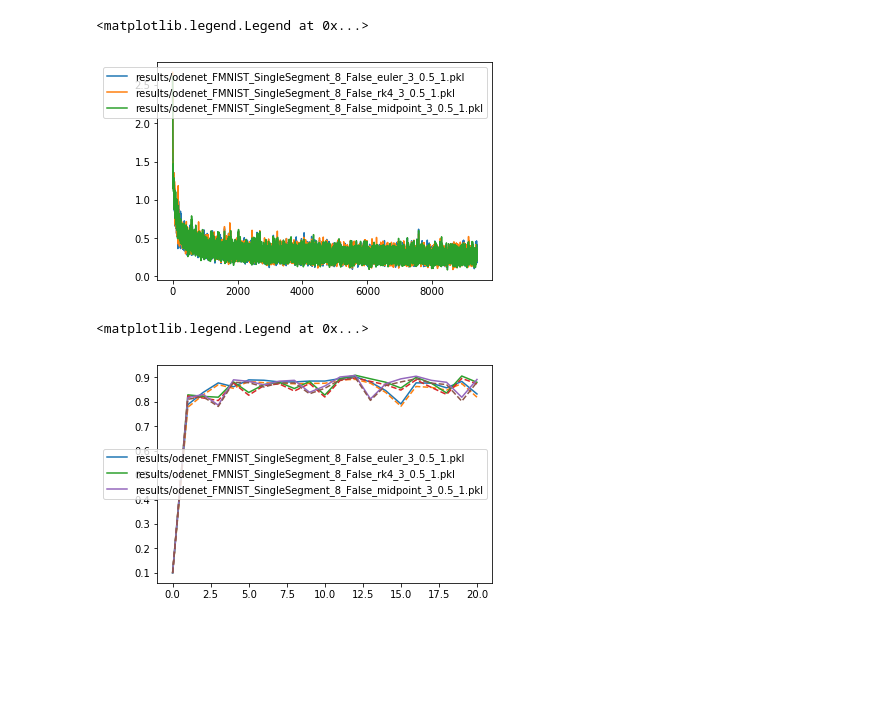
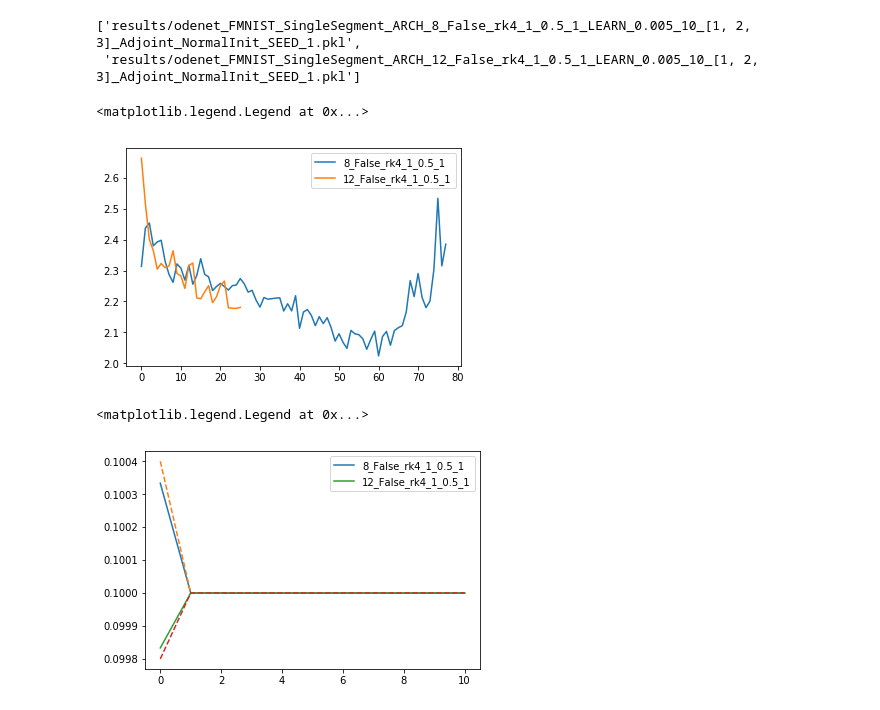
Before and after one commit to afqueiruga/StatefulOdeNets, a Jupyter notebook: fmnist_analysis.ipynb, the cells around one changed output. Cells and saved outputs as stored; diff of their text form; code cells hidden in the pictures; blank space fills up the shorter version.

Commit message:
making plots

```diff
--- a/fmnist_analysis.ipynb
+++ b/fmnist_analysis.ipynb
@@ -6,21 +15,28 @@ import torch
 from odenet import refine_train
 from odenet import ode_models
 from odenet import datasets
+# %%
+legend_name = lambda fname : re.search(r"ARCH_(.*)_LEARN", fname)[1]
 # %%
-dirs = glob('results/odenet_*')
+dirs = glob('results/odenet_*ARCH*[*')
 results = { name: torch.load(name) for name in dirs }
+dirs
+# %% [output]
+['results/odenet_FMNIST_SingleSegment_ARCH_8_False_rk4_1_0.5_1_LEARN_0.005_10_[1, 2, 3]_Adjoint_NormalInit_SEED_1.pkl',
+ 'results/odenet_FMNIST_SingleSegment_ARCH_12_False_rk4_1_0.5_1_LEARN_0.005_10_[1, 2, 3]_Adjoint_NormalInit_SEED_1.pkl']
 # %%
 for name, result in results.items():
-    plt.plot(result.losses, label=name)
+    plt.plot(result.losses, label=legend_name(name))
+    #plt.vlines(result.refine_steps, 0,1)
 plt.legend()
 # %% [output]
 <matplotlib.legend.Legend at 0x...>
-[figure, old version]
+[figure, new version]
 # %%
 for name, result in results.items():
-    plt.plot(result.train_acc, label=name)
+    plt.plot(result.train_acc, label=legend_name(name))
     plt.plot(result.test_acc, '--')
 plt.legend()
 # %% [output]
 <matplotlib.legend.Legend at 0x...>
-[figure, old version]
+[figure, new version]
```
Also changed, not shown: parts of 15 cells of this notebook, 1 other file.
